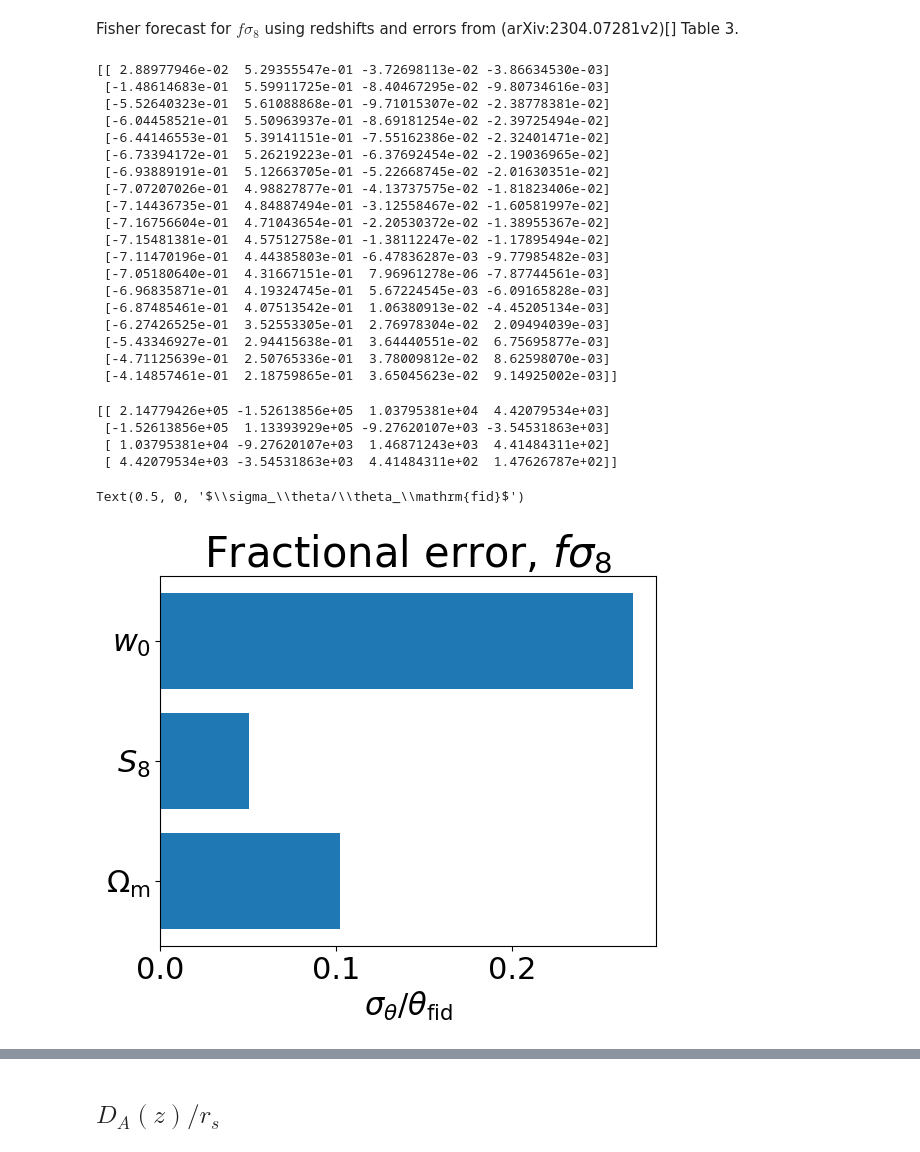
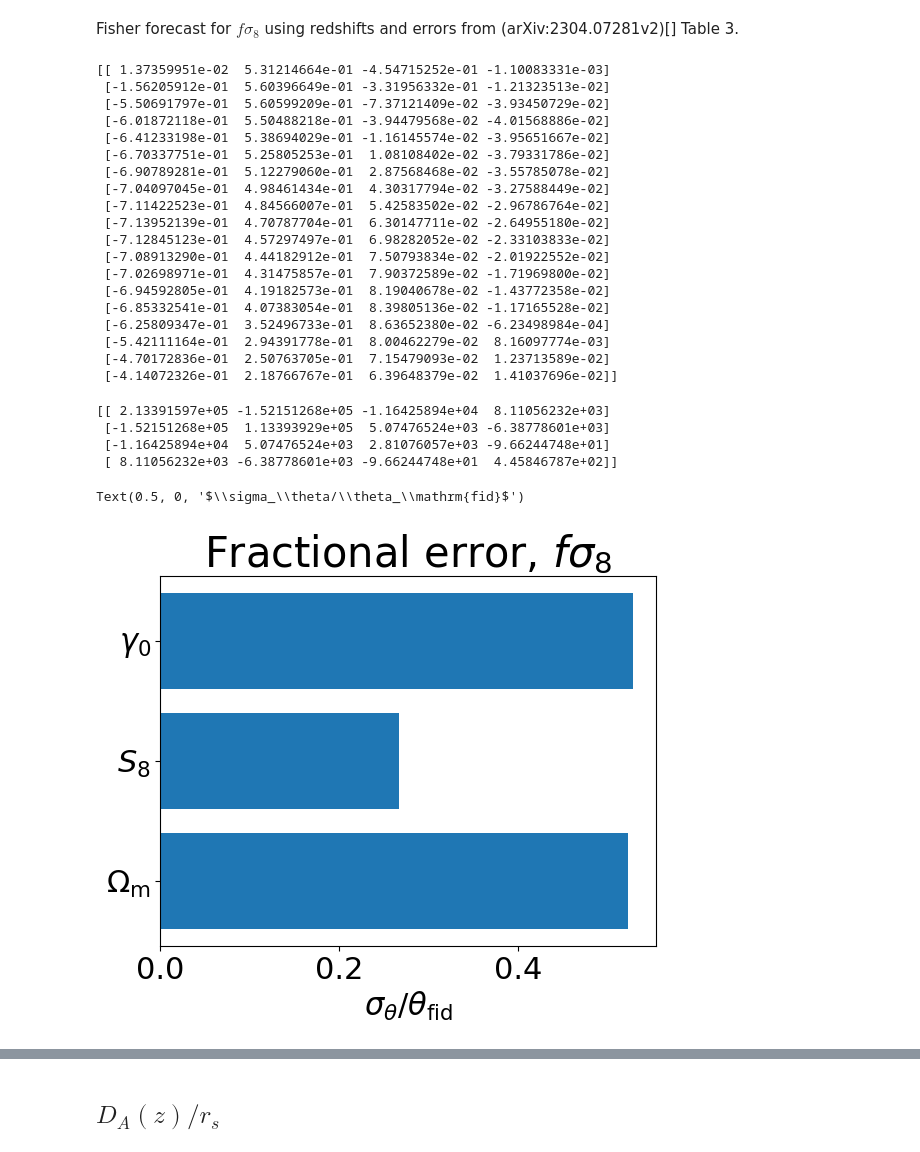
Before and after one commit to cmatties/CAMB-Workbook, a Jupyter notebook: fsigma8-BAO.ipynb, the cells around one changed output, grey strips where cells are left out. Cells and saved outputs as stored; diff of their text form; code cells hidden in the pictures.

```diff
--- a/fsigma8-BAO.ipynb
+++ b/fsigma8-BAO.ipynb
@@ -129,9 +129,9 @@ def get_params_vec_BAO(cosmo):
     return np.array([
         # Cosmological parameters [Omega_m, Omega_b, h, S8, ns, gamma, w0, wa]
         #cosmo.Omega_k,
-        cosmo.Omega_m#,# cosmo.Omega_b,
-        #cosmo.h,
-        #cosmo.w0#, cosmo.wa
+        cosmo.Omega_m,# cosmo.Omega_b,
+        cosmo.h,
+        cosmo.w0, cosmo.wa
     ])
 
 def unpack_params_vec_BAO(params):
@@ -154,8 +154,8 @@ def get_params_vec_fsig8(cosmo):
         #cosmo.Omega_k,
         cosmo.Omega_m,
         cosmo.S8,
-        cosmo.w0, cosmo.wa#,
-        #cosmo.gamma0, cosmo.gamma1
+        #cosmo.w0, cosmo.wa,
+        cosmo.gamma0, cosmo.gamma1
     ])
 
 def unpack_params_vec_fsig8(params):
@@ -271,8 +271,9 @@ def compute_fsigma8_mean(params, z=z):
                          h=PL18_h,
                          n_s=PL18_ns,
                          S8=cosmo_params[1], sigma8=cosmo_params[1]/(cosmo_params[0]/0.3)**0.5,
-                         w0=cosmo_params[2], wa = cosmo_params[3])#,
-                         #gamma0=cosmo_params[4], gamma1=cosmo_params[5])
+                         w0=PL18_w0, wa = PL18_wa,
+                         gamma0=cosmo_params[2], gamma1=cosmo_params[3]
+                         )
     fsigma8s = fsigma8(cosmo, z)
     return fsigma8s
 # %% [markdown]
@@ -291,25 +292,25 @@ compute_fsigma8_jac = jax.jit(jax.jacfwd(compute_fsigma8_mean))
 jacobian = compute_fsigma8_jac(fid_params_fsig8, z=z_fs8)
 print(jacobian)
 # %% [output]
-[[ 2.88977946e-02  5.29355547e-01 -3.72698113e-02 -3.86634530e-03]
- [-1.48614683e-01  5.59911725e-01 -8.40467295e-02 -9.80734616e-03]
- [-5.52640323e-01  5.61088868e-01 -9.71015307e-02 -2.38778381e-02]
- [-6.04458521e-01  5.50963937e-01 -8.69181254e-02 -2.39725494e-02]
- [-6.44146553e-01  5.39141151e-01 -7.55162386e-02 -2.32401471e-02]
- [-6.73394172e-01  5.26219223e-01 -6.37692454e-02 -2.19036965e-02]
- [-6.93889191e-01  5.12663705e-01 -5.22668745e-02 -2.01630351e-02]
- [-7.07207026e-01  4.98827877e-01 -4.13737575e-02 -1.81823406e-02]
- [-7.14436735e-01  4.84887494e-01 -3.12558467e-02 -1.60581997e-02]
- [-7.16756604e-01  4.71043654e-01 -2.20530372e-02 -1.38955367e-02]
- [-7.15481381e-01  4.57512758e-01 -1.38112247e-02 -1.17895494e-02]
- [-7.11470196e-01  4.44385803e-01 -6.47836287e-03 -9.77985482e-03]
- [-7.05180640e-01  4.31667151e-01  7.96961278e-06 -7.87744561e-03]
- [-6.96835871e-01  4.19324745e-01  5.67224545e-03 -6.09165828e-03]
- [-6.87485461e-01  4.07513542e-01  1.06380913e-02 -4.45205134e-03]
- [-6.27426525e-01  3.52553305e-01  2.76978304e-02  2.09494039e-03]
- [-5.43346927e-01  2.94415638e-01  3.64440551e-02  6.75695877e-03]
- [-4.71125639e-01  2.50765336e-01  3.78009812e-02  8.62598070e-03]
- [-4.14857461e-01  2.18759865e-01  3.65045623e-02  9.14925002e-03]]
+[[ 1.37359951e-02  5.31214664e-01 -4.54715252e-01 -1.10083331e-03]
+ [-1.56205912e-01  5.60396649e-01 -3.31956332e-01 -1.21323513e-02]
+ [-5.50691797e-01  5.60599209e-01 -7.37121409e-02 -3.93450729e-02]
+ [-6.01872118e-01  5.50488218e-01 -3.94479568e-02 -4.01568886e-02]
+ [-6.41233198e-01  5.38694029e-01 -1.16145574e-02 -3.95651667e-02]
+ [-6.70337751e-01  5.25805253e-01  1.08108402e-02 -3.79331786e-02]
+ [-6.90789281e-01  5.12279060e-01  2.87568468e-02 -3.55785078e-02]
+ [-7.04097045e-01  4.98461434e-01  4.30317794e-02 -3.27588449e-02]
+ [-7.11422523e-01  4.84566007e-01  5.42583502e-02 -2.96786764e-02]
+ [-7.13952139e-01  4.70787704e-01  6.30147711e-02 -2.64955180e-02]
+ [-7.12845123e-01  4.57297497e-01  6.98282052e-02 -2.33103833e-02]
+ [-7.08913290e-01  4.44182912e-01  7.50793834e-02 -2.01922552e-02]
+ [-7.02698971e-01  4.31475857e-01  7.90372589e-02 -1.71969800e-02]
+ [-6.94592805e-01  4.19182573e-01  8.19040678e-02 -1.43772358e-02]
+ [-6.85332541e-01  4.07383054e-01  8.39805136e-02 -1.17165528e-02]
+ [-6.25809347e-01  3.52496733e-01  8.63652380e-02 -6.23498984e-04]
+ [-5.42111164e-01  2.94391778e-01  8.00462279e-02  8.16097774e-03]
+ [-4.70172836e-01  2.50763705e-01  7.15479093e-02  1.23713589e-02]
+ [-4.14072326e-01  2.18766767e-01  6.39648379e-02  1.41037696e-02]]
 # %%
 cov_mat = np.diag((fs8_err_frac*means)**2)
 prc_mat = np.linalg.inv(cov_mat)
@@ -317,29 +318,29 @@ prc_mat = np.linalg.inv(cov_mat)
 fisher = jacobian.T @ prc_mat @ jacobian
 print(fisher)
 # %% [output]
-[[ 2.14779426e+05 -1.52613856e+05  1.03795381e+04  4.42079534e+03]
- [-1.52613856e+05  1.13393929e+05 -9.27620107e+03 -3.54531863e+03]
- [ 1.03795381e+04 -9.27620107e+03  1.46871243e+03  4.41484311e+02]
- [ 4.42079534e+03 -3.54531863e+03  4.41484311e+02  1.47626787e+02]]
+[[ 2.13391597e+05 -1.52151268e+05 -1.16425894e+04  8.11056232e+03]
+ [-1.52151268e+05  1.13393929e+05  5.07476524e+03 -6.38778601e+03]
+ [-1.16425894e+04  5.07476524e+03  2.81076057e+03 -9.66244748e+01]
+ [ 8.11056232e+03 -6.38778601e+03 -9.66244748e+01  4.45846787e+02]]
 # %%
 param_names = (r'$\Omega_\mathrm{m}$', r'$S_8$',
-               r'$w_0$', r'$w_a$'#,
-               #r'$\gamma_0$', r'$\gamma_1$'
+               #r'$w_0$', r'$w_a$',
+               r'$\gamma_0$', r'$\gamma_1$'
                )
 
 fisher_inv = np.linalg.inv(fisher)
 extract_params = cosmo_param_nr_fsig8
 fid_params=fid_params_fsig8
 
 fig,ax = plt.subplots(1,1)
 
 plot_1d_error(fisher_inv, fid_params, param_names, np.arange(cosmo_param_nr_fsig8), ax)
 
 ax.set_title(r'Fractional error, $f\sigma_8$', fontsize=30)
 ax.set_xlabel(r'$\sigma_\theta/\theta_\mathrm{fid}$')
 # %% [output]
 Text(0.5, 0, '$\\sigma_\\theta/\\theta_\\mathrm{fid}$')
-[figure, old version]
+[figure, new version]
 # %%
 plt.rcParams.update({'font.size' : 18})
 fig= plt.figure(figsize=(extract_params*4.8,extract_params*4))
```
Also changed, not shown: parts of 7 cells of this notebook.
